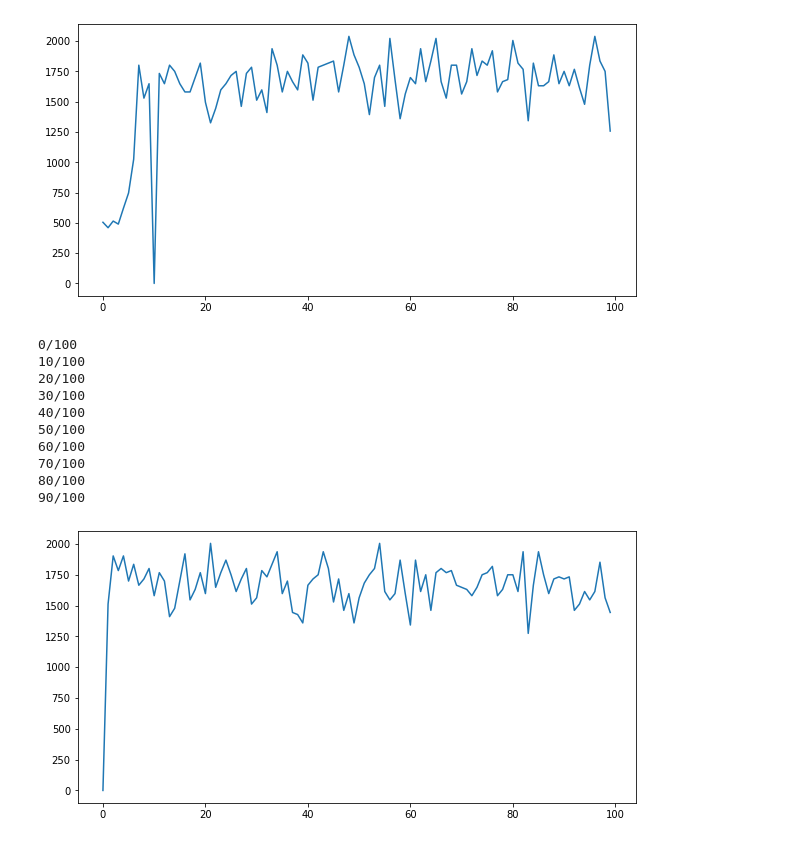
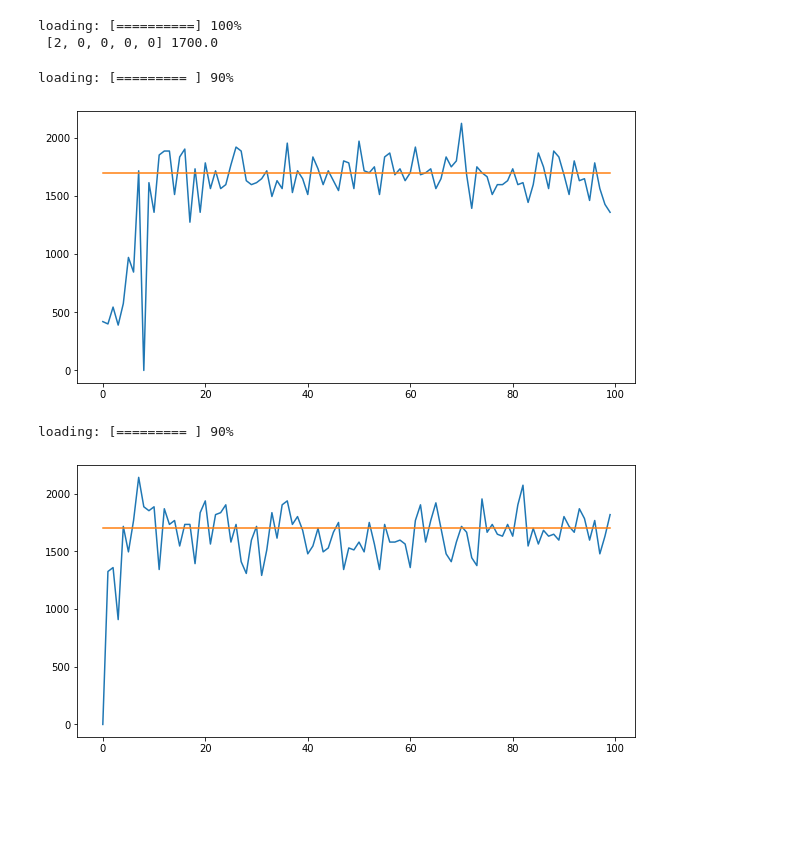
Before and after one commit to VladMarianCimpeanu/OLA_project, a Jupyter notebook: run.ipynb, the cells around one changed output. Cells and saved outputs as stored; diff of their text form; code cells hidden in the pictures; blank space fills up the shorter version.

Commit message:
added progress bar

```diff
--- a/run.ipynb
+++ b/run.ipynb
@@ -20,6 +21,11 @@ arms = np.array([
     [12, 15, 19, 21]
   ])
 environment = Environment(cust_json,today_customer,var_cust,p_lambda, graph_json, arms)
+clairvoyant_arms, clairvoyant_reward = environment.estimate_clairvoyant()
+print("\n", clairvoyant_arms, clairvoyant_reward)
+# %% [output]
+loading: [==========] 100%
+ [2, 0, 0, 0, 0] 1700.0
 # %%
 from Code.GreedyLearner import GreedyLearner
 from Code.environment.Customer import Customer
@@ -42,10 +48,14 @@ TIME_HORIZON = 100
 gr_learner = GreedyLearner(n_arms, n_products, customer, graph_json, arms)
 
 for t in range(TIME_HORIZON):
+    if t % 10 == 0:
+        utils.progress_bar(t, TIME_HORIZON)
     super_arm = gr_learner.select_superarm()
     report = environment.round(super_arm)
     gr_learner.update(super_arm.copy(), report)
     prices = [arms[p][a] for p, a in enumerate(super_arm)]
+# %% [output]
+loading: [========= ] 90%
 # %%
 import matplotlib.pyplot as plt
 # %%
@@ -53,9 +63,10 @@ rewards = gr_learner.get_rewards()
 # %%
 plt.figure(figsize=(10, 5))
 plt.plot([_ for _ in range(len(rewards))], rewards)
+plt.plot([_ for _ in range(len(rewards))], [clairvoyant_reward for _ in range(len(rewards))])
 plt.show()
 # %% [output]
-[figure, old version]
+[figure, new version]
 # %%
 aggregate_customer = Customer(
     0,
@@ -71,29 +79,21 @@ checkpoints = [ckp for ckp in range(0, TIME_HORIZON, int(TIME_HORIZON / percenta
 # %%
 for t in range(TIME_HORIZON):
-    if t in checkpoints:
-        print("{}/{}".format(t, TIME_HORIZON))
+    if t % 10 == 0:
+        utils.progress_bar(t, TIME_HORIZON)
     super_arm = ucb1_learner.select_superarm()
     report = environment.round(super_arm)
     ucb1_learner.update(super_arm.copy(), report)
 # %% [output]
-0/100
-10/100
-20/100
-30/100
-40/100
-50/100
-60/100
-70/100
-80/100
-90/100
+loading: [========= ] 90%
 # %%
 rewards = ucb1_learner.history_rewards
 # %%
 plt.figure(figsize=(10, 5))
 plt.plot([_ for _ in range(len(rewards))], rewards)
+plt.plot([_ for _ in range(len(rewards))], [clairvoyant_reward for _ in range(len(rewards))])
 plt.show()
 # %% [output]
-[figure, old version]
+[figure, new version]
 # %%
 ts_learner = TSLearner(n_arms, n_products, aggregate_customer, graph_json, arms)
 # %%
```
Also changed, not shown: parts of 4 cells of this notebook, 2 other files.
